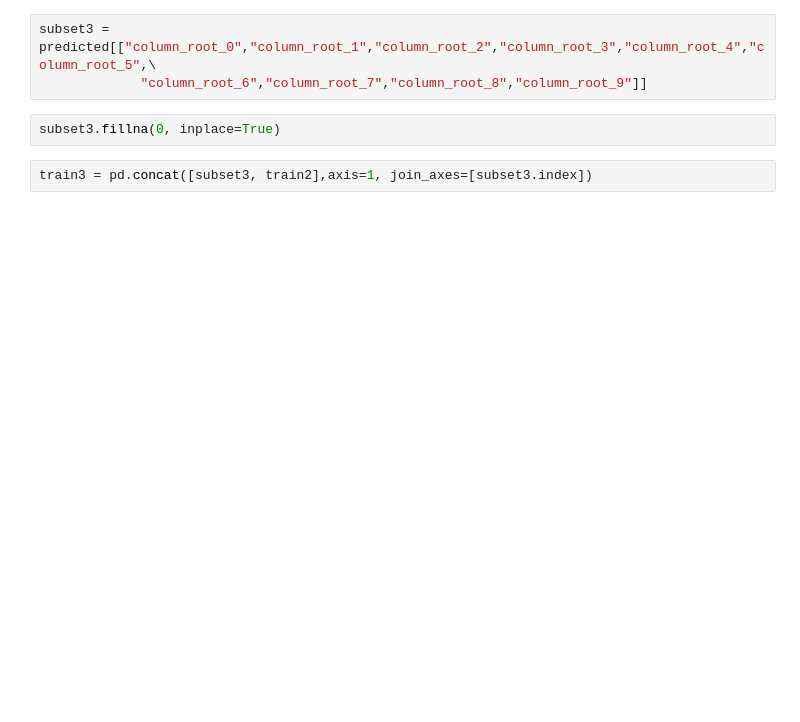
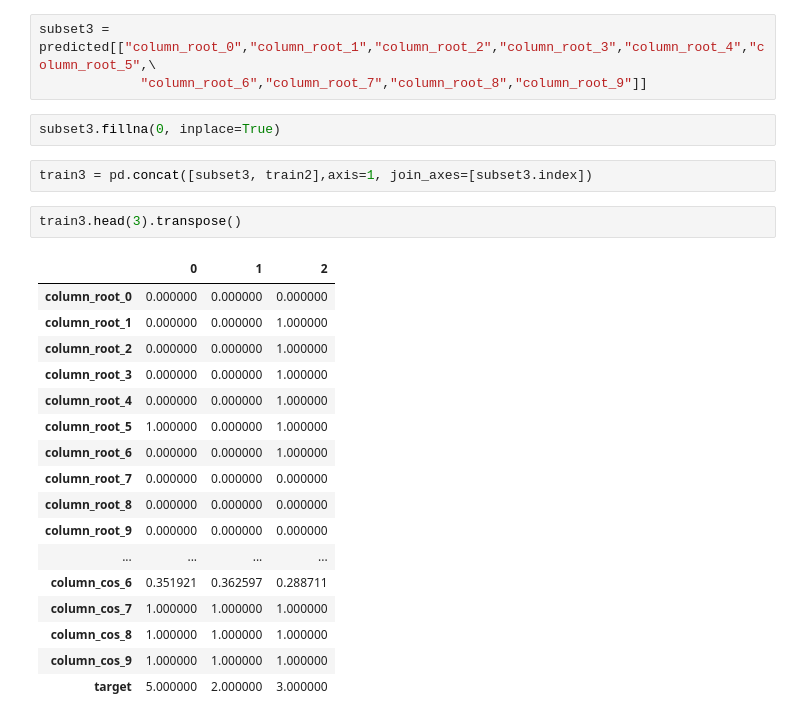
Before and after one commit to aswalin/SQuAD, a Jupyter notebook: logistic_regression.ipynb, the cells around one changed output. Cells and saved outputs as stored; diff of their text form; blank space fills up the shorter version.

```diff
--- a/logistic_regression.ipynb
+++ b/logistic_regression.ipynb
@@ -272,3 +242,23 @@ subset3 = predicted[["column_root_0","column_root_1","column_root_2","column_roo
 subset3.fillna(0, inplace=True)
 # %%
 train3 = pd.concat([subset3, train2],axis=1, join_axes=[subset3.index])
+# %%
+train3.head(3).transpose()
+# %% [output]
+|  | 0 | 1 | 2 |
+| column_root_0 | 0.000000 | 0.000000 | 0.000000 |
+| column_root_1 | 0.000000 | 0.000000 | 1.000000 |
+| column_root_2 | 0.000000 | 0.000000 | 1.000000 |
+| column_root_3 | 0.000000 | 0.000000 | 1.000000 |
+| column_root_4 | 0.000000 | 0.000000 | 1.000000 |
+| column_root_5 | 1.000000 | 0.000000 | 1.000000 |
+| column_root_6 | 0.000000 | 0.000000 | 1.000000 |
+| column_root_7 | 0.000000 | 0.000000 | 0.000000 |
+| column_root_8 | 0.000000 | 0.000000 | 0.000000 |
+| column_root_9 | 0.000000 | 0.000000 | 0.000000 |
+| ... | ... | ... | ... |
+| column_cos_6 | 0.351921 | 0.362597 | 0.288711 |
+| column_cos_7 | 1.000000 | 1.000000 | 1.000000 |
+| column_cos_8 | 1.000000 | 1.000000 | 1.000000 |
+| column_cos_9 | 1.000000 | 1.000000 | 1.000000 |
+| target | 5.000000 | 2.000000 | 3.000000 |
```
Also changed, not shown: parts of 12 cells of this notebook, 2 other files.
